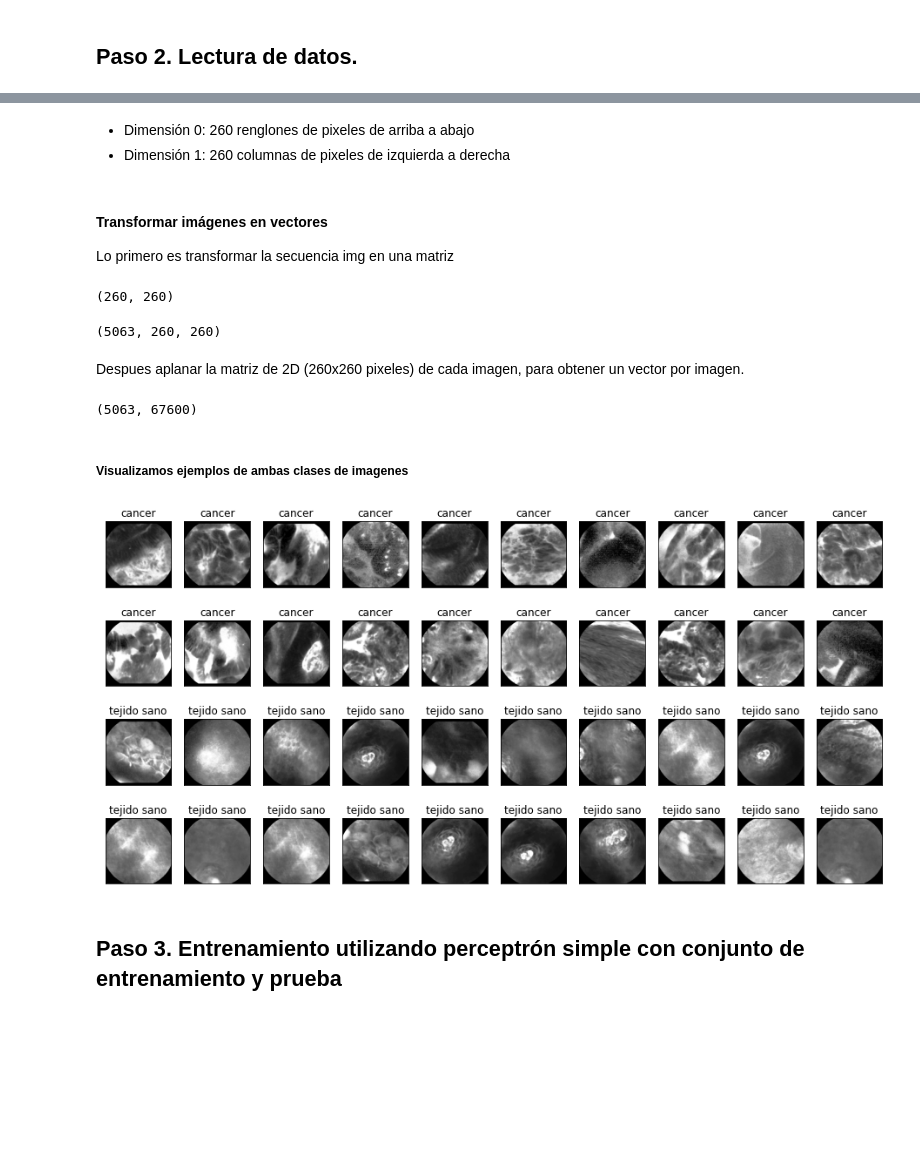
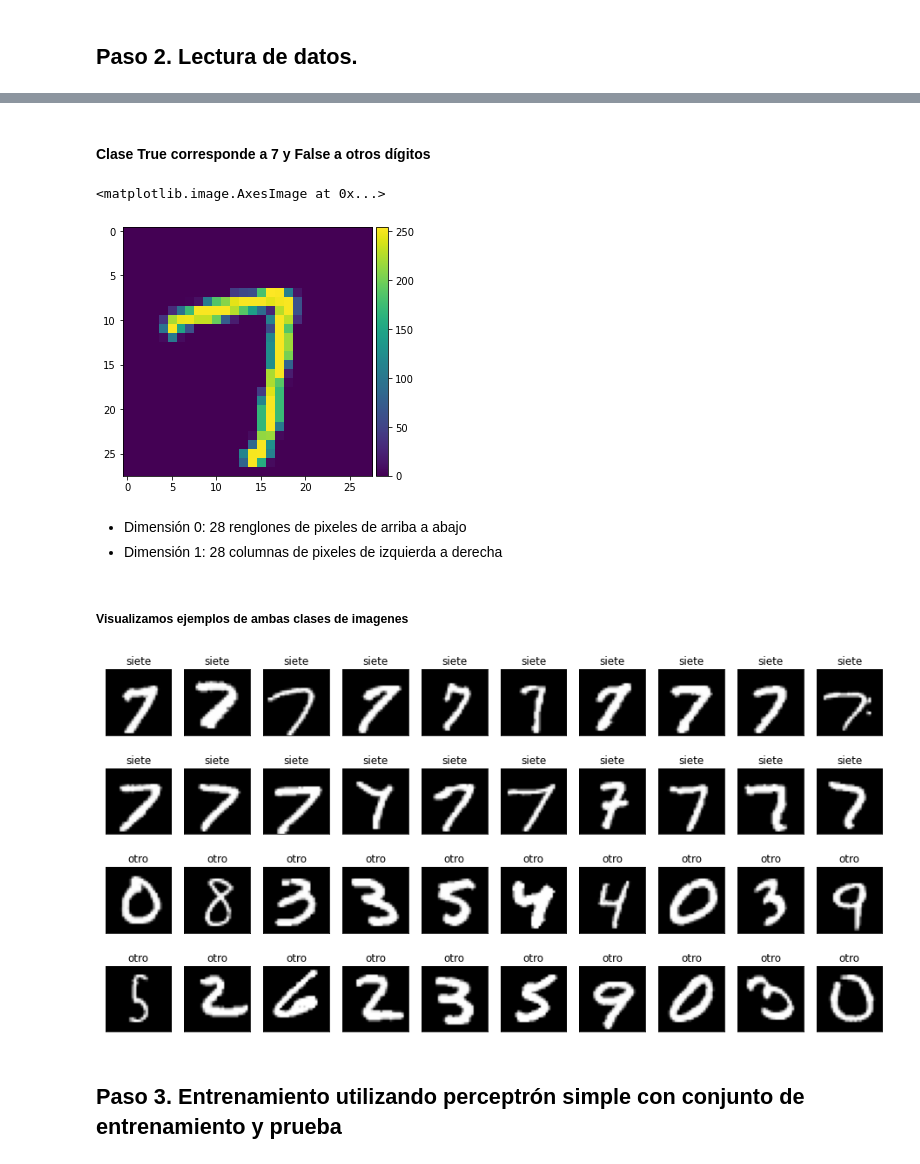
Before and after one commit to Chanito/mlbourbaki, a Jupyter notebook: PerceptronClasificadorImagenesDigitos.ipynb, the cells around one changed output, grey strips where cells are left out. Cells and saved outputs as stored; diff of their text form; code cells hidden in the pictures; blank space fills up the shorter version.

```diff
--- a/PerceptronClasificadorImagenesDigitos.ipynb
+++ b/PerceptronClasificadorImagenesDigitos.ipynb
@@ -88,6 +71,0 @@ datos.head()
-# %%
-ruta = "/content/drive/MyDrive/Datos/DatosCancer/Unzip"
-
-datos['image_filename'] = datos['image_filename'].apply(lambda x: os.path.join(ruta, x))
-
-datos.head(3)
@@ -99,3 +71,0 @@ datos.head(3)
-# %%
-for i in range(5):
-  print(i, datos['image_filename'][i])
@@ -132,0 +87,2 @@ io.imshow(img[500])
+# %% [markdown]
+#### Clase True corresponde a 7 y False a otros dígitos
@@ -133,57 +92,46 @@ io.imshow(img[500])
+# %%
+# Guardamos las variables en X
+X = datos.iloc[:,0:784]
+# %%
+# Dibujamos algunas imagenes
+io.imshow(X.iloc[4242].values.reshape(28,28))
+# %% [output]
+<matplotlib.image.AxesImage at 0x...>
+[figure, added]
 # %% [markdown]
-- Dimensión 0: 260 renglones de pixeles de arriba a abajo
-- Dimensión 1: 260 columnas de pixeles de izquierda a derecha
+- Dimensión 0: 28 renglones de pixeles de arriba a abajo
+- Dimensión 1: 28 columnas de pixeles de izquierda a derecha
-# %% [markdown]
-####  Transformar imágenes en vectores
-Lo primero es transformar la secuencia img en una matriz
-# %%
-img.values[0].shape
-# %% [output]
-(260, 260)
-# %%
-IMG = np.stack(img, axis=0)  # Toma una secuencia de matrices y las apila a lo largo
-                              # de un tercer eje para hacer una sola matriz
-IMG.shape
-# %% [output]
-(5063, 260, 260)
-# %% [markdown]
-Despues aplanar la matriz de 2D (260x260 pixeles) de cada imagen, para obtener un vector por imagen.
-# %%
-X = IMG.reshape(5063, -1)
-X.shape
-# %% [output]
-(5063, 67600)
 # %% [markdown]
 ##### Visualizamos ejemplos de ambas clases de imagenes
 # %%
 #El método GroupBy de Pandas separa un data frame en varios data frames
-porClase = datos.groupby('class_number')
+porClase = datos.groupby('clase7')
 
 #elije al azar n muestras de cada subconjunto y guarda la posición de las figuras elegidas en una lista
 n = 20
 c = random.sample(porClase.get_group(1).index.tolist(), n) # indices de las imagenes cancerígenas seleccionadas
 s = random.sample(porClase.get_group(0).index.tolist(), n) # indices de las imagenes sanas seleccionadas
 
 # Grafica 20 imágenes aleatorias de tejido con cáncer y 20 de tejido sano
 
 fig=plt.figure(figsize=(16, 8))
 columns = 10
 rows = 4
 for i in range(0, columns * rows):
     fig.add_subplot( rows, columns, i+1)
     if i < 20:
-        plt.imshow(img[c[i]], cmap='Greys_r')
-        plt.title('cancer')
+        plt.imshow(X.iloc[c[i],:].values.reshape(28,28), cmap='Greys_r')
+        plt.title('siete')
         plt.xticks([])
         plt.yticks([])
     else:
-        plt.imshow(img[s[i-20]], cmap='Greys_r')
-        plt.title('tejido sano')
+        plt.imshow(X.iloc[s[i-20],:].values.reshape(28,28), cmap='Greys_r')
+        plt.title('otro')
         plt.xticks([])
         plt.yticks([])
 plt.show()
 # %% [output]
-[figure, old version]
+[figure, new version]
 # %% [markdown]
 ## Paso 3. Entrenamiento utilizando perceptrón simple con conjunto de entrenamiento y prueba
 # %% [markdown]
```
Also changed, not shown: parts of 41 cells of this notebook.
